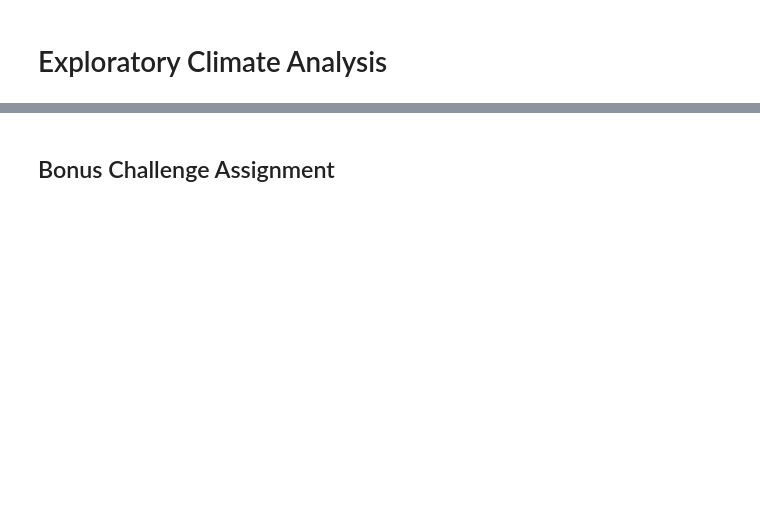
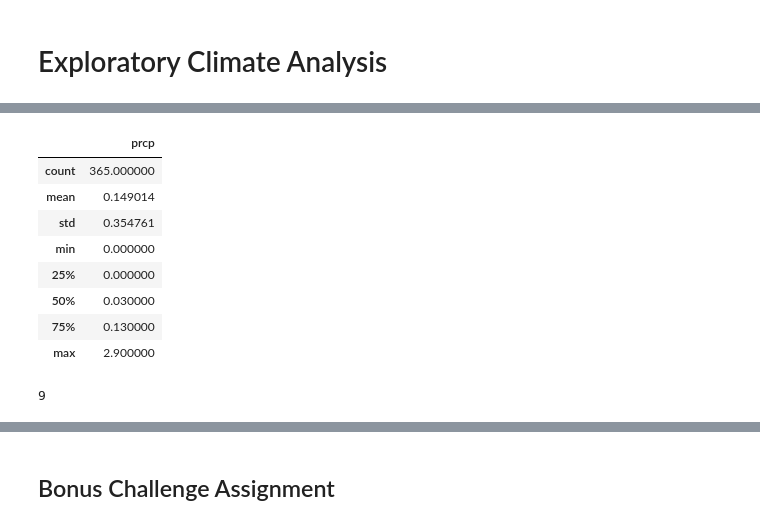
Before and after one commit to NormanGwinn/sqlalchemy-challenge, a Jupyter notebook: climate_starter.ipynb, the cells around one changed output, grey strips where cells are left out. Cells and saved outputs as stored; diff of their text form; code cells hidden in the pictures; blank space fills up the shorter version.

```diff
--- a/climate_starter.ipynb
+++ b/climate_starter.ipynb
@@ -45,7 +224,24 @@ engine = create_engine("sqlite:///Resources/hawaii.sqlite")
 # %%
-# Use Pandas to calcualte the summary statistics for the precipitation data
+# Use Pandas to calculate the summary statistics for the precipitation data
+df.describe()
+# %% [output]
+|  | prcp |
+| count | 365.000000 |
+| mean | 0.149014 |
+| std | 0.354761 |
+| min | 0.000000 |
+| 25% | 0.000000 |
+| 50% | 0.030000 |
+| 75% | 0.130000 |
+| max | 2.900000 |
 # %%
 # Design a query to show how many stations are available in this dataset?
+q7 = session.query(Station.station).count()
+q7
+q8 = session.query(Measurement.station).distinct().count()
+q8
+# %% [output]
+9
 # %%
 # What are the most active stations? (i.e. what stations have the most rows)?
 # List the stations and the counts in descending order.
```
Also changed, not shown: parts of 23 cells of this notebook.
